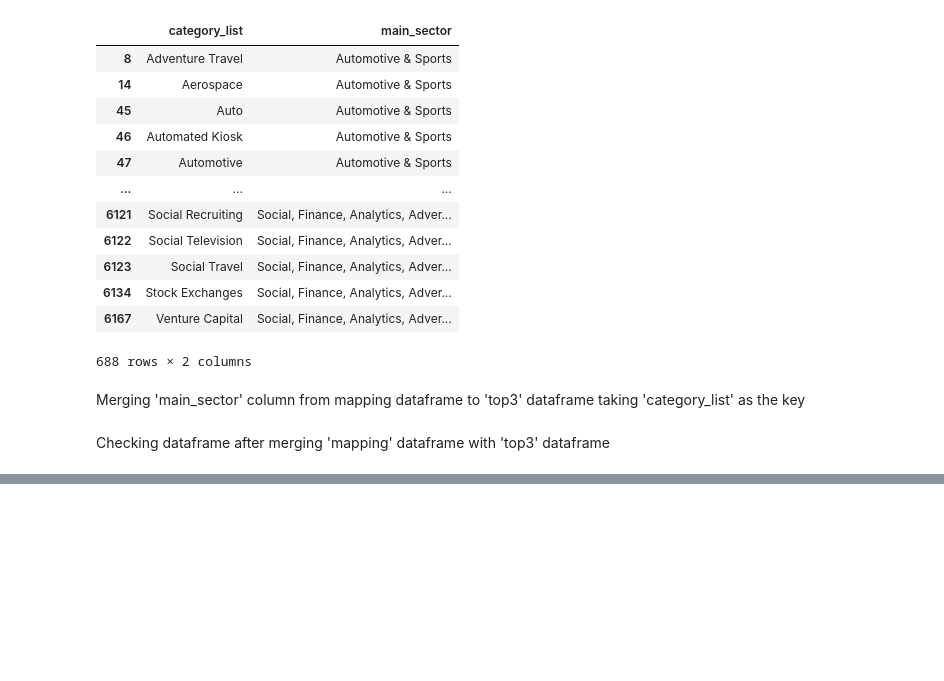
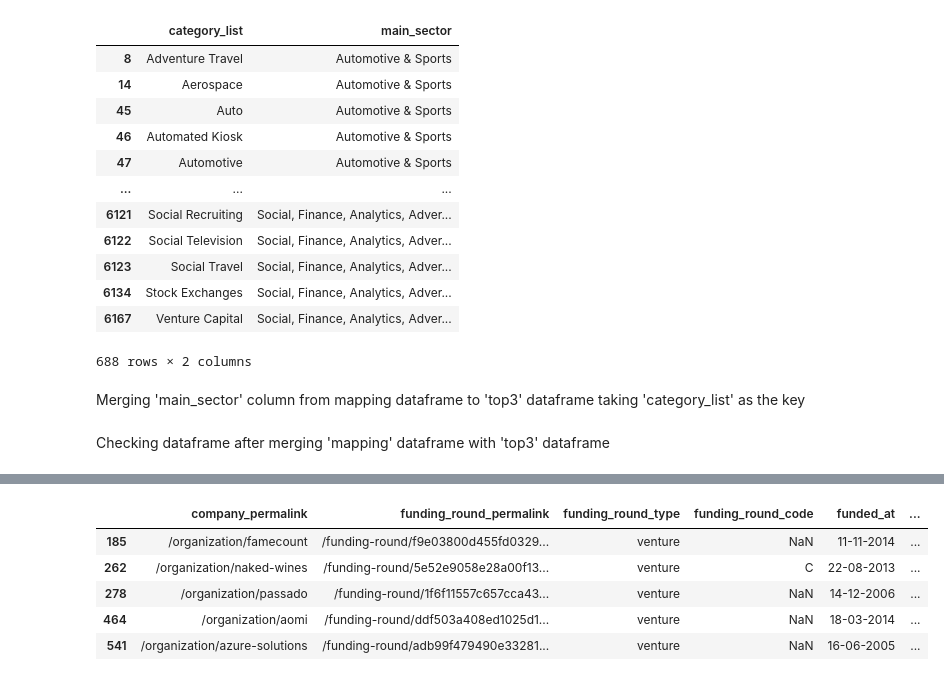
Before and after one commit to vishalsinghblr/EDA-MNC_Investment, a Jupyter notebook: exploratory-data-analysis-for-mnc-investment.ipynb, the cells around one changed output, grey strips where cells are left out. Cells and saved outputs as stored; diff of their text form; code cells hidden in the pictures; blank space fills up the shorter version.

```diff
--- a/exploratory-data-analysis-for-mnc-investment.ipynb
+++ b/exploratory-data-analysis-for-mnc-investment.ipynb
@@ -341,0 +363,10 @@ final_df[final_df["main_sector"]=="Automotive & Sports"].head()
+# %%
+D2=final_dfmod[(final_dfmod['country_code']=="GBR") & (final_dfmod['raised_amount_usd']>=5000000.0) & (final_dfmod['raised_amount_usd']<=15000000.0)]
+D2.head()
+# %% [output]
+|  | company_permalink | funding_round_permalink | funding_round_type | funding_round_code | funded_at | ... |
+| 185 | /organization/famecount | /funding-round/f9e03800d455fd0329... | venture | NaN | 11-11-2014 | ... |
+| 262 | /organization/naked-wines | /funding-round/5e52e9058e28a00f13... | venture | C | 22-08-2013 | ... |
+| 278 | /organization/passado | /funding-round/1f6f11557c657cca43... | venture | NaN | 14-12-2006 | ... |
+| 464 | /organization/aomi | /funding-round/ddf503a408ed1025d1... | venture | NaN | 18-03-2014 | ... |
+| 541 | /organization/azure-solutions | /funding-round/adb99f479490e33281... | venture | NaN | 16-06-2005 | ... |
```
Also changed, not shown: parts of 28 cells of this notebook.
